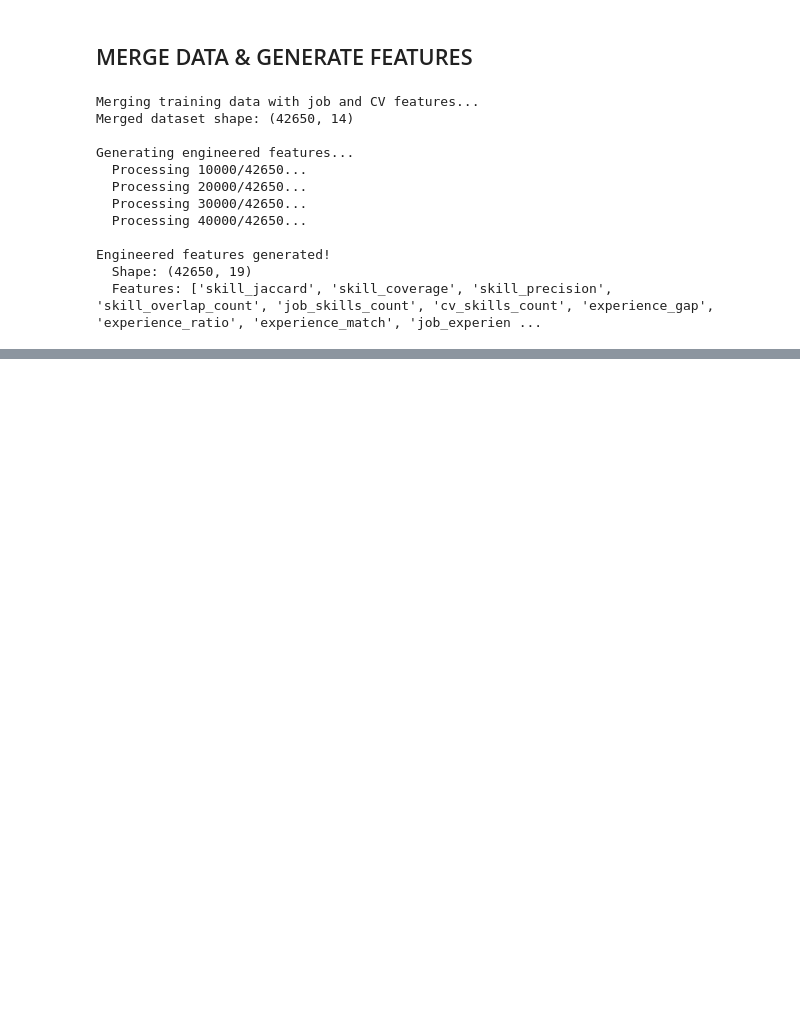
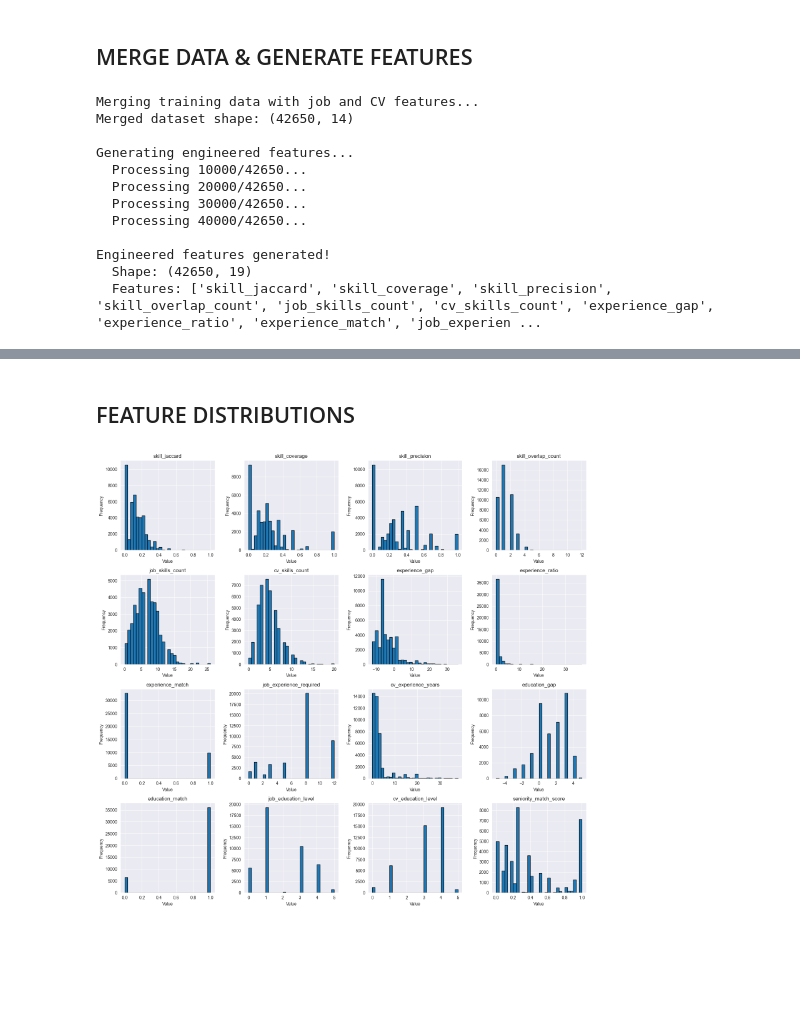
Before and after one commit to NguyenHungCuongg/Smart-Recruit, a Jupyter notebook: ml/dataset/notebooks/02_feature_engineering.ipynb, the cells around one changed output, grey strips where cells are left out. Drawn from its saved outputs; the diff is of its cells as text; code cells hidden in the pictures; blank space fills up the shorter version.

Commit message:
Thống kê các thông tin mô tả, phân phối, tính tương quan của các engineered features

```diff
--- a/ml/dataset/notebooks/02_feature_engineering.ipynb
+++ b/ml/dataset/notebooks/02_feature_engineering.ipynb
@@ -234,0 +237,11 @@ Engineered features generated!
+# %%
+feature_cols = [col for col in engineered_df.columns if col not in ['job_id', 'cv_id', 'score']]
+
+print("Feature Statistics:")
+print(engineered_df[feature_cols].describe())
+
+print("\nMissing Values:")
+print(engineered_df[feature_cols].isnull().sum())
+
+print("\nData Types:")
+print(engineered_df[feature_cols].dtypes)
@@ -234,0 +266,20 @@ Engineered features generated!
+# %% [markdown]
+## FEATURE DISTRIBUTIONS
+# %%
+fig, axes = plt.subplots(5, 4, figsize=(16, 18))
+axes = axes.flatten()
+
+for idx, col in enumerate(feature_cols):
+    if idx < len(axes):
+        axes[idx].hist(engineered_df[col], bins=30, edgecolor='black')
+        axes[idx].set_title(f'{col}')
+        axes[idx].set_xlabel('Value')
+        axes[idx].set_ylabel('Frequency')
+
+for idx in range(len(feature_cols), len(axes)):
+    axes[idx].axis('off')
+
+plt.tight_layout()
+plt.show()
+# %% [output]
+[figure, added]
```
Also changed, not shown: parts of 6 cells of this notebook.
